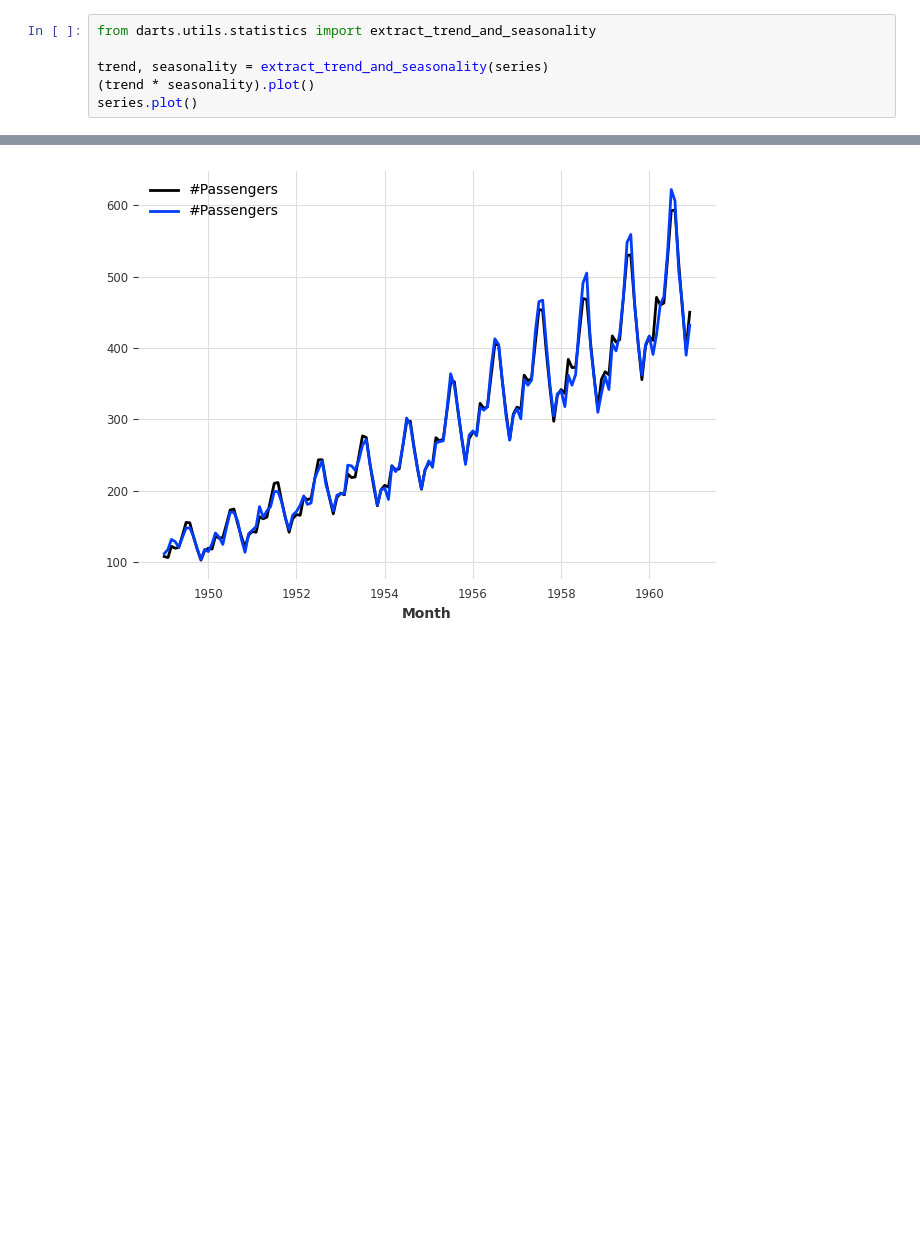
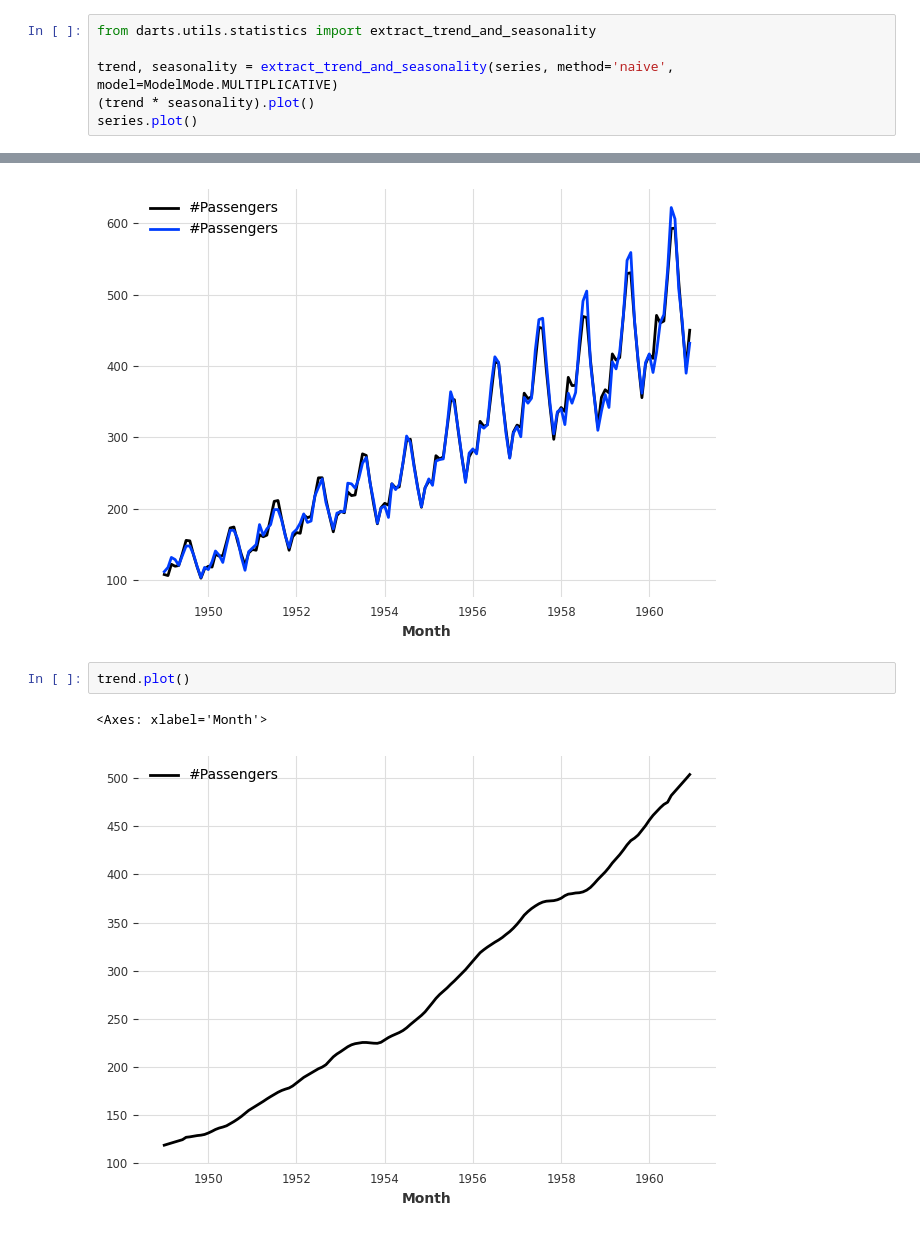
Before and after one commit to MiguelPuntoEs/ufm-python-for-finance, a Jupyter notebook: 12 Series temporales.ipynb, the cells around one changed output, grey strips where cells are left out. Cells and saved outputs as stored; diff of their text form; blank space fills up the shorter version.

```diff
--- a/12 Series temporales.ipynb
+++ b/12 Series temporales.ipynb
@@ -169,9 +177,14 @@ MAPE = 2.94
 # %%
 from darts.utils.statistics import extract_trend_and_seasonality
 
-trend, seasonality = extract_trend_and_seasonality(series)
+trend, seasonality = extract_trend_and_seasonality(series, method='naive', model=ModelMode.MULTIPLICATIVE)
 (trend * seasonality).plot()
 series.plot()
 # %% [output]
 <Axes: xlabel='Month'>
 [figure]
+# %%
+trend.plot()
+# %% [output]
+<Axes: xlabel='Month'>
+[figure, added]
```
Also changed, not shown: parts of 12 cells of this notebook, 3 other files.
